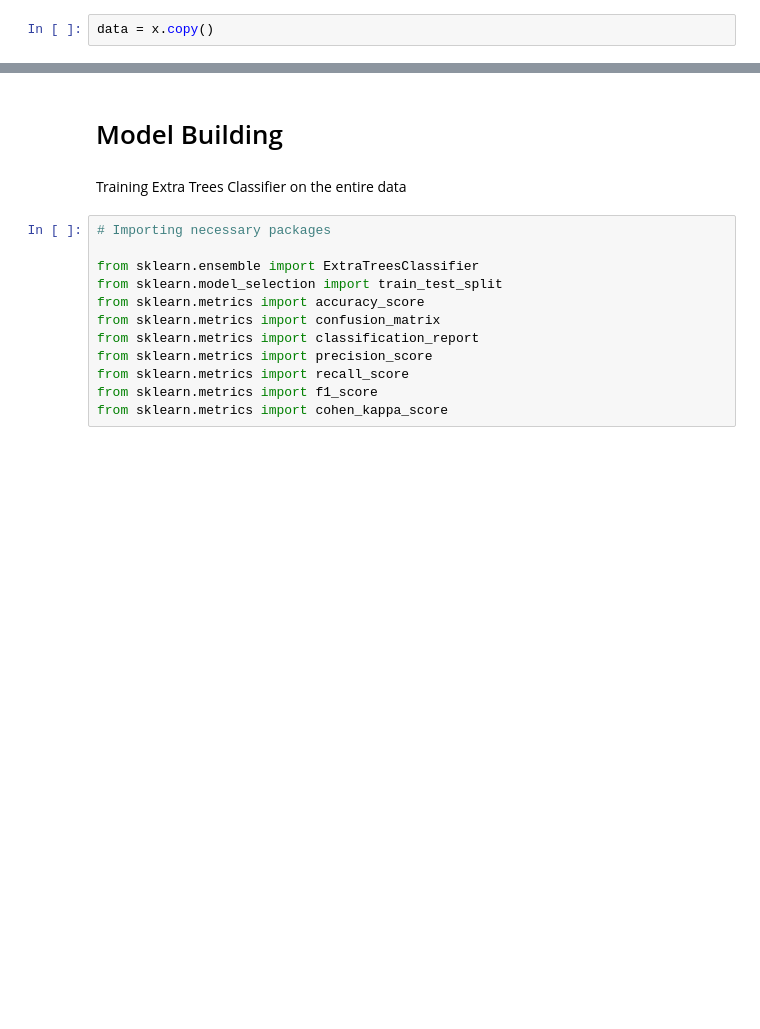
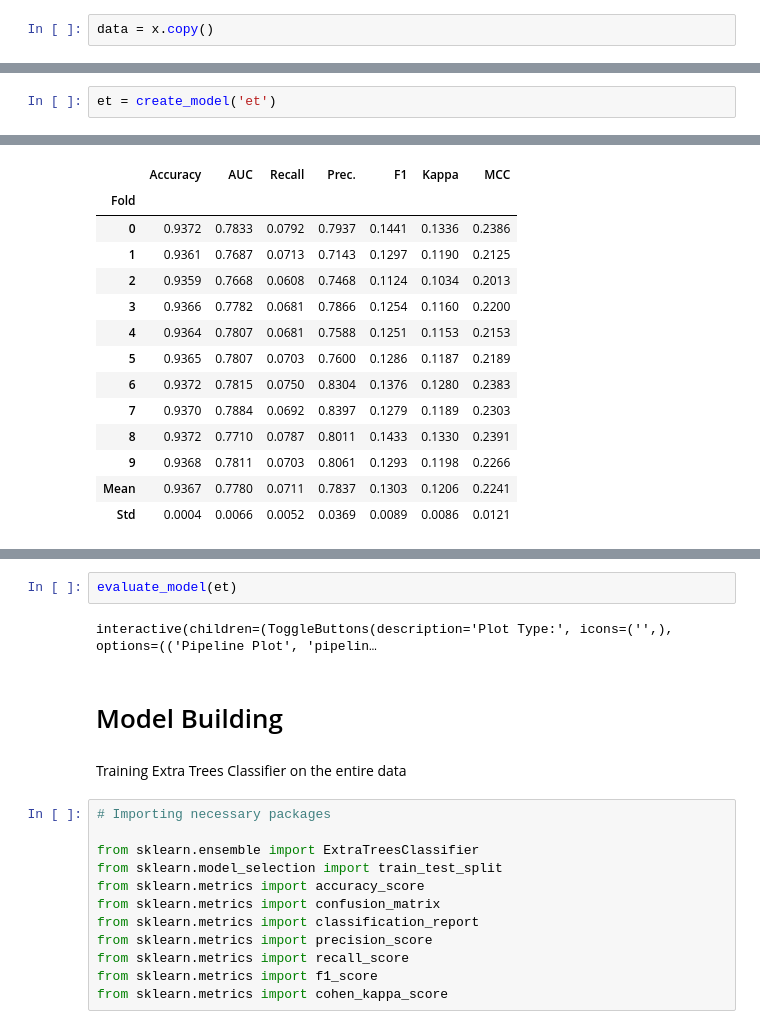
Before and after one commit to HimalKarkal/NFL, a Jupyter notebook: Machine_Learning.ipynb, the cells around one changed output, grey strips where cells are left out. Saved outputs shown, nothing was run; the diff lists cells and outputs as text; blank space fills up the shorter version.

```diff
--- a/Machine_Learning.ipynb
+++ b/Machine_Learning.ipynb
@@ -33,0 +101,3 @@ data.head()
+# %%
+et = create_model('et')
+# %% [output]
@@ -33,0 +105,14 @@ data.head()
+|  | Accuracy | AUC | Recall | Prec. | F1 | Kappa | MCC |
+| Fold |  |  |  |  |  |  |  |
+| 0 | 0.9372 | 0.7833 | 0.0792 | 0.7937 | 0.1441 | 0.1336 | 0.2386 |
+| 1 | 0.9361 | 0.7687 | 0.0713 | 0.7143 | 0.1297 | 0.1190 | 0.2125 |
+| 2 | 0.9359 | 0.7668 | 0.0608 | 0.7468 | 0.1124 | 0.1034 | 0.2013 |
+| 3 | 0.9366 | 0.7782 | 0.0681 | 0.7866 | 0.1254 | 0.1160 | 0.2200 |
+| 4 | 0.9364 | 0.7807 | 0.0681 | 0.7588 | 0.1251 | 0.1153 | 0.2153 |
+| 5 | 0.9365 | 0.7807 | 0.0703 | 0.7600 | 0.1286 | 0.1187 | 0.2189 |
+| 6 | 0.9372 | 0.7815 | 0.0750 | 0.8304 | 0.1376 | 0.1280 | 0.2383 |
+| 7 | 0.9370 | 0.7884 | 0.0692 | 0.8397 | 0.1279 | 0.1189 | 0.2303 |
+| 8 | 0.9372 | 0.7710 | 0.0787 | 0.8011 | 0.1433 | 0.1330 | 0.2391 |
+| 9 | 0.9368 | 0.7811 | 0.0703 | 0.8061 | 0.1293 | 0.1198 | 0.2266 |
+| Mean | 0.9367 | 0.7780 | 0.0711 | 0.7837 | 0.1303 | 0.1206 | 0.2241 |
+| Std | 0.0004 | 0.0066 | 0.0052 | 0.0369 | 0.0089 | 0.0086 | 0.0121 |
@@ -34,3 +121,7 @@ data.head()
+# %%
+evaluate_model(et)
+# %% [output]
+interactive(children=(ToggleButtons(description='Plot Type:', icons=('',), options=(('Pipeline Plot', 'pipelin…
 # %% [markdown]
 # Model Building
 # %% [markdown]
```
Also changed, not shown: parts of 15 cells of this notebook.
